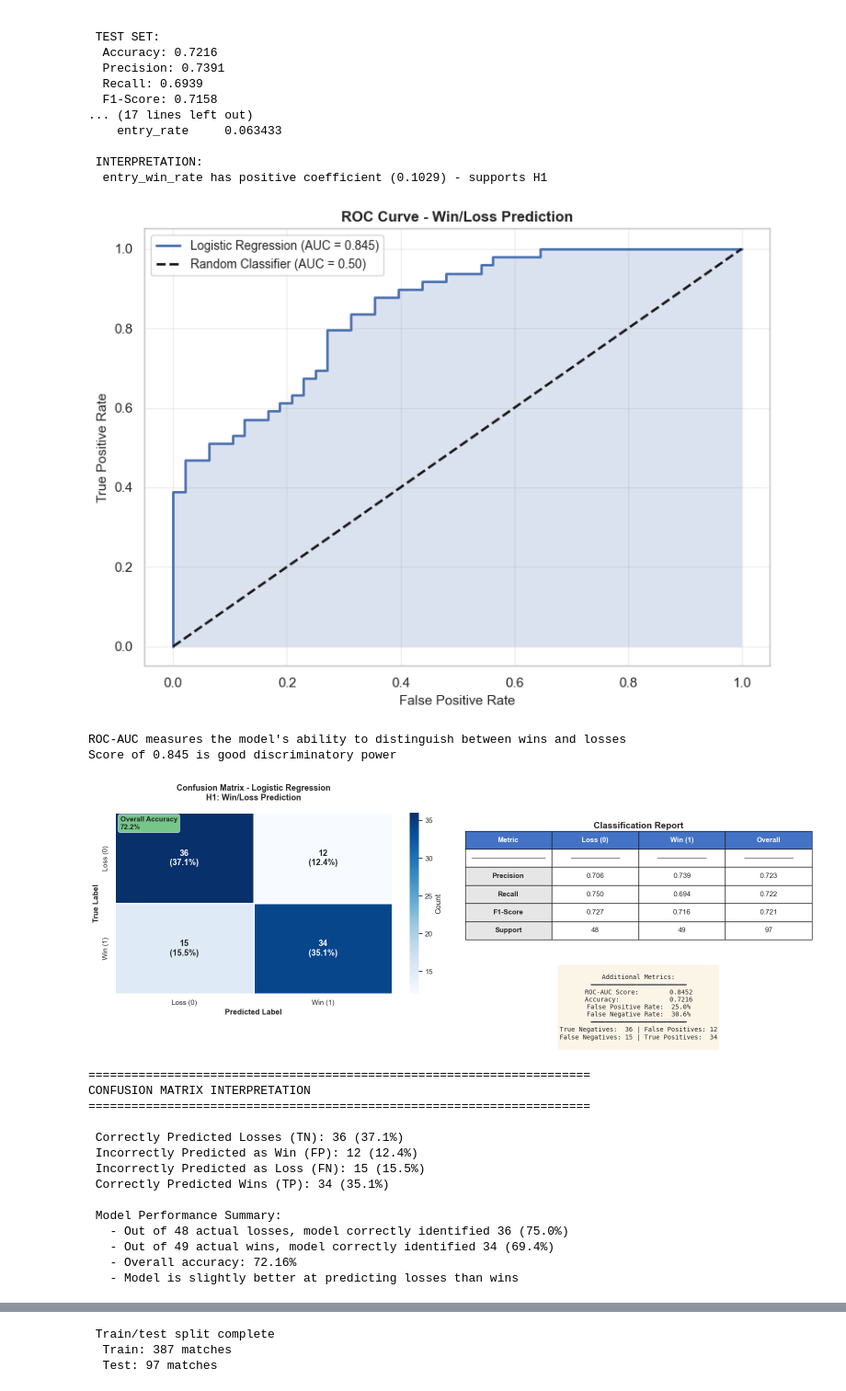
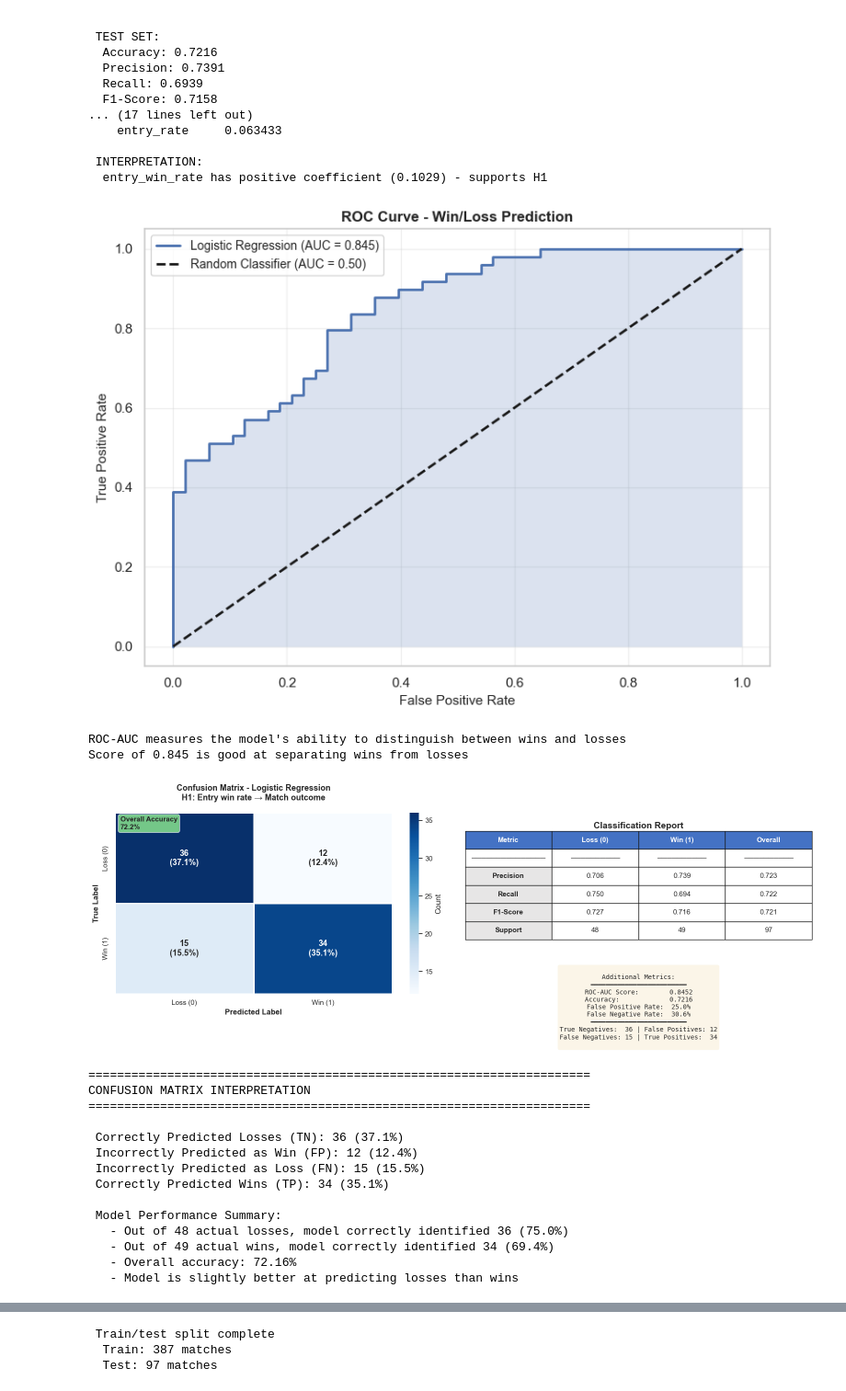
Before and after one commit to ArhanDoyaroglu/MyFaceitStats, a Jupyter notebook: ML_FACEIT_Analysis.ipynb, the cells around one changed output, grey strips where cells are left out. Shown at 92% size. Drawn from its saved outputs; the diff is of its cells as text; code cells hidden in the pictures.

```diff
--- a/ML_FACEIT_Analysis.ipynb
+++ b/ML_FACEIT_Analysis.ipynb
@@ -843,11 +843,11 @@ plt.tight_layout()
 plt.show()
 
 print("ROC-AUC measures the model's ability to distinguish between wins and losses")
-print(f"Score of {auc:.3f} is {'good' if auc > 0.7 else 'moderate' if auc > 0.6 else 'weak'} discriminatory power")
+print(f"Score of {auc:.3f} is {'good' if auc > 0.7 else 'moderate' if auc > 0.6 else 'weak'} at separating wins from losses")
 # %% [output]
 [figure]
 ROC-AUC measures the model's ability to distinguish between wins and losses
-Score of 0.845 is good discriminatory power
+Score of 0.845 is good at separating wins from losses
 # %%
 # Detailed Visualization: Confusion Matrix with Metrics
 from matplotlib.patches import Rectangle
@@ -877,7 +877,7 @@ sns.heatmap(cm, annot=annotations, fmt='', cmap='Blues', cbar=True,
 
 ax1.set_xlabel('Predicted Label', fontsize=12, fontweight='bold')
 ax1.set_ylabel('True Label', fontsize=12, fontweight='bold')
-ax1.set_title('Confusion Matrix - Logistic Regression\nH1: Win/Loss Prediction',
+ax1.set_title('Confusion Matrix - Logistic Regression\nH1: Entry win rate → Match outcome',
               fontsize=13, fontweight='bold', pad=20)
 
 # Add accuracy box
@@ -967,34 +967,34 @@ Accuracy:             {accuracy_score(y_h1_test, y_h1_pred_test):.4f}
 False Positive Rate:  {cm[0,1] / (cm[0,0] + cm[0,1]):.1%}
 False Negative Rate:  {cm[1,0] / (cm[1,0] + cm[1,1]):.1%}
 ━━━━━━━━━━━━━━━━━━━━━━━━━
 True Negatives:  {cm[0,0]} | False Positives: {cm[0,1]}
 False Negatives: {cm[1,0]} | True Positives:  {cm[1,1]}
 """
 
 ax2.text(0.5, 0.15, metrics_text, ha='center', va='top',
          fontsize=10, family='monospace',
          transform=ax2.transAxes,
          bbox=dict(boxstyle='round', facecolor='wheat', alpha=0.3))
 
 plt.tight_layout()
 plt.show()
 
 # Print detailed interpretation
 print("\n" + "="*70)
 print("CONFUSION MATRIX INTERPRETATION")
 print("="*70)
 print(f"\n Correctly Predicted Losses (TN): {cm[0,0]} ({cm[0,0]/cm.sum()*100:.1f}%)")
 print(f" Incorrectly Predicted as Win (FP): {cm[0,1]} ({cm[0,1]/cm.sum()*100:.1f}%)")
 print(f" Incorrectly Predicted as Loss (FN): {cm[1,0]} ({cm[1,0]/cm.sum()*100:.1f}%)")
 print(f" Correctly Predicted Wins (TP): {cm[1,1]} ({cm[1,1]/cm.sum()*100:.1f}%)")
 
 print(f"\n Model Performance Summary:")
 print(f"   - Out of {cm[0,0] + cm[0,1]} actual losses, model correctly identified {cm[0,0]} ({cm[0,0]/(cm[0,0]+cm[0,1])*100:.1f}%)")
 print(f"   - Out of {cm[1,0] + cm[1,1]} actual wins, model correctly identified {cm[1,1]} ({cm[1,1]/(cm[1,0]+cm[1,1])*100:.1f}%)")
 print(f"   - Overall accuracy: {accuracy_score(y_h1_test, y_h1_pred_test)*100:.2f}%")
 print(f"   - Model is slightly better at predicting losses than wins")
 # %% [output]
-[figure, old version]
+[figure, new version]
 ======================================================================
 CONFUSION MATRIX INTERPRETATION
 ======================================================================
```
Also changed, not shown: parts of 9 cells of this notebook, 1 other file.
